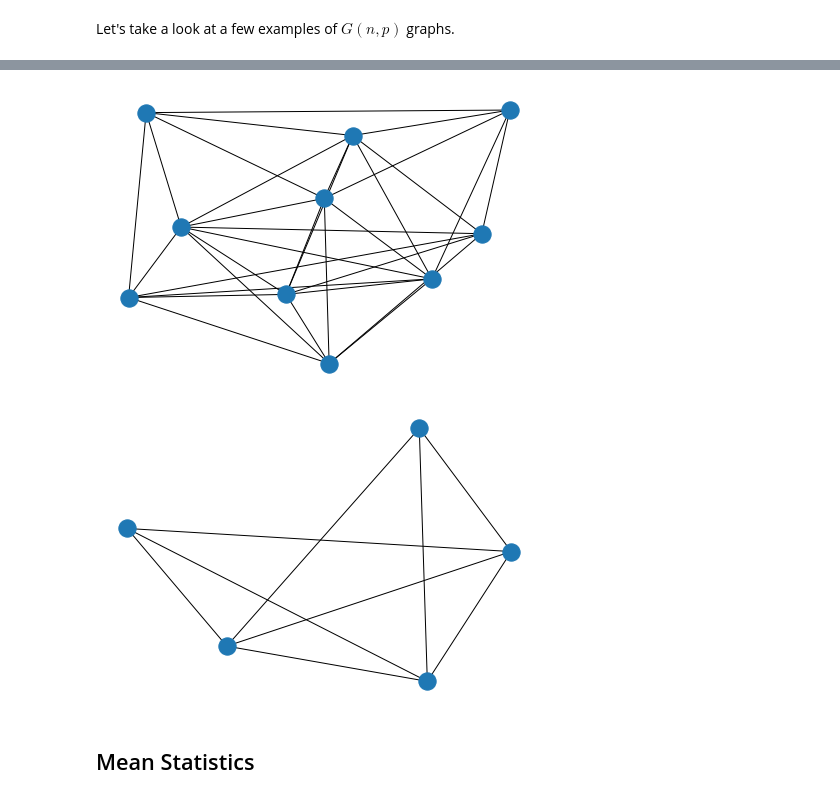
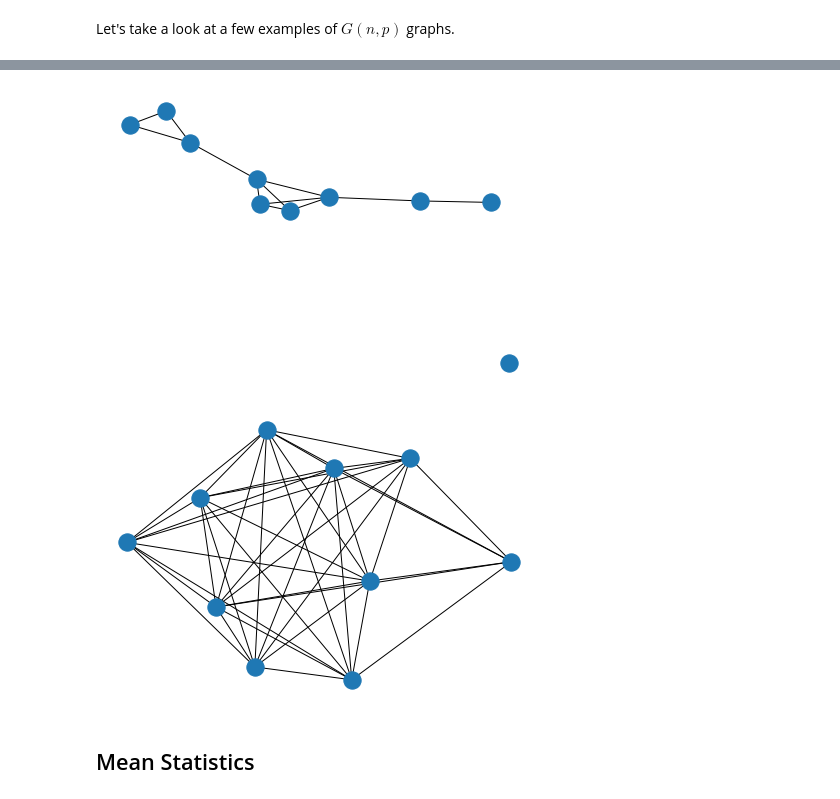
Before and after one commit to bzelditch/DataScience, a Jupyter notebook: ComplexNetworks/Complex Networks.ipynb, the cells around one changed output, grey strips where cells are left out. Drawn from its saved outputs; the diff is of its cells as text; code cells hidden in the pictures.

```diff
--- a/ComplexNetworks/Complex Networks.ipynb
+++ b/ComplexNetworks/Complex Networks.ipynb
@@ -28,11 +28,11 @@ visualize_gnp(10, .25)
 # %%
-visualize_gnp(10, .7)
+visualize_gnp(10, .4)
 # %% [output]
-[figure, old version]
+[figure, new version]
 # %%
-visualize_gnp(5, .85)
+visualize_gnp(10, .85)
 # %% [output]
-[figure, old version]
+[figure, new version]
 # %% [markdown]
 ## Mean Statistics
 # %% [markdown]
```
Also changed, not shown: parts of 7 cells of this notebook.
